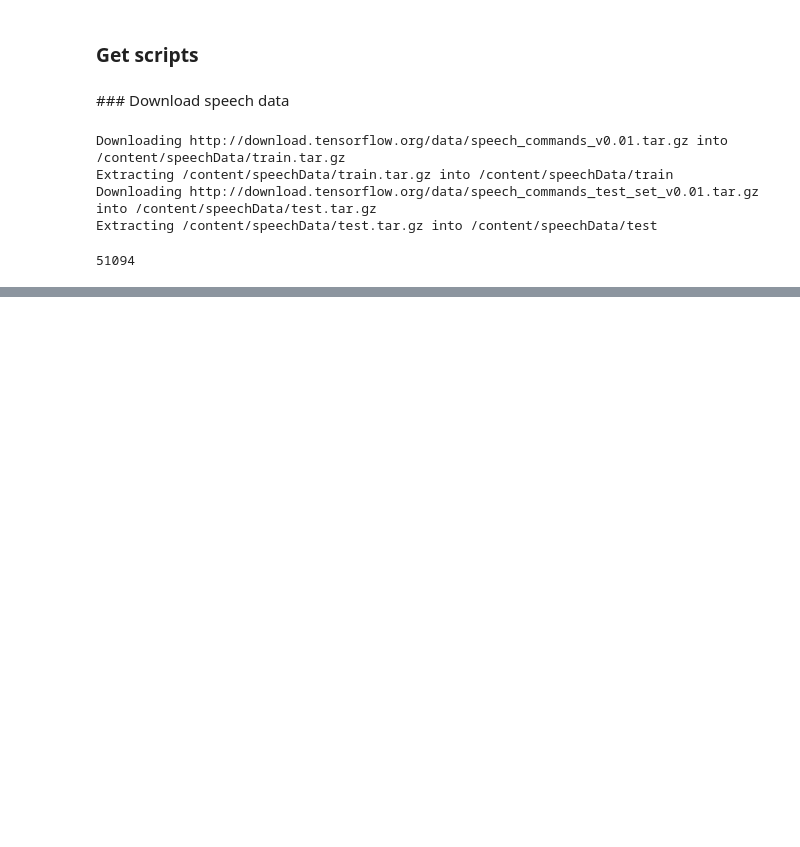
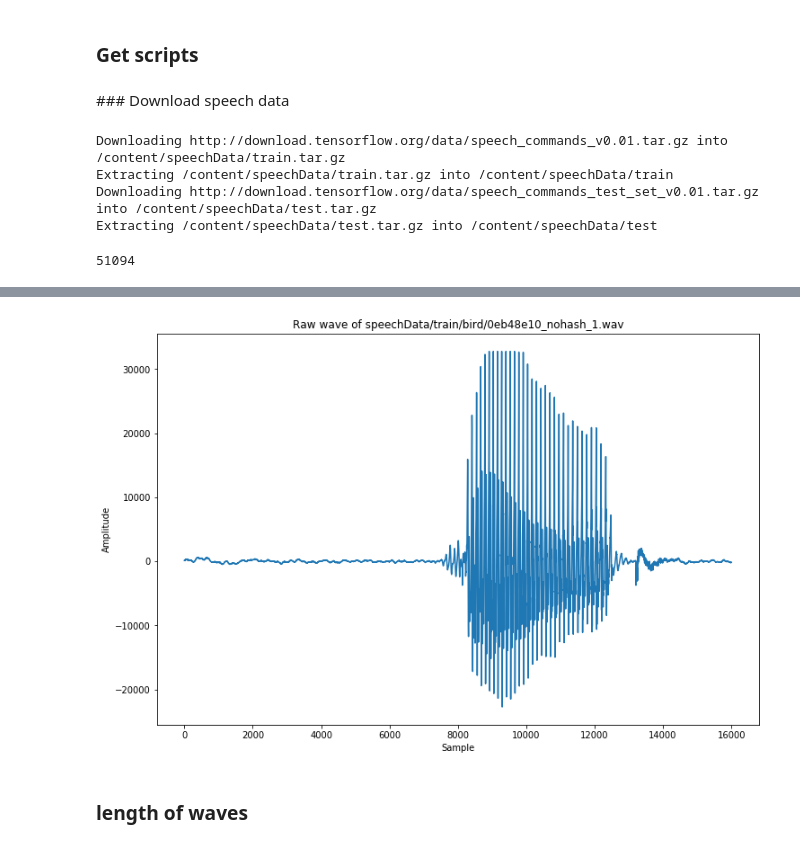
Before and after one commit to Mmiglio/SpeechRecognition, a Jupyter notebook: notebooks/exploratoryAnalysis.ipynb, the cells around one changed output, grey strips where cells are left out. Cells and saved outputs as stored; diff of their text form; code cells hidden in the pictures; blank space fills up the shorter version.

```diff
--- a/notebooks/exploratoryAnalysis.ipynb
+++ b/notebooks/exploratoryAnalysis.ipynb
@@ -22,0 +69,11 @@ len(dataDict['train']['files'])
+# %%
+fig, ax = plt.subplots(figsize=(12,8))
+ax.plot(range(len(wave)), wave)
+ax.set_title('Raw wave of ' + f)
+ax.set_ylabel('Amplitude')
+ax.set_xlabel('Sample')
+fig.show()
+# %% [output]
+[figure, added]
+# %% [markdown]
+### length of waves
```
Also changed, not shown: parts of 11 cells of this notebook.
